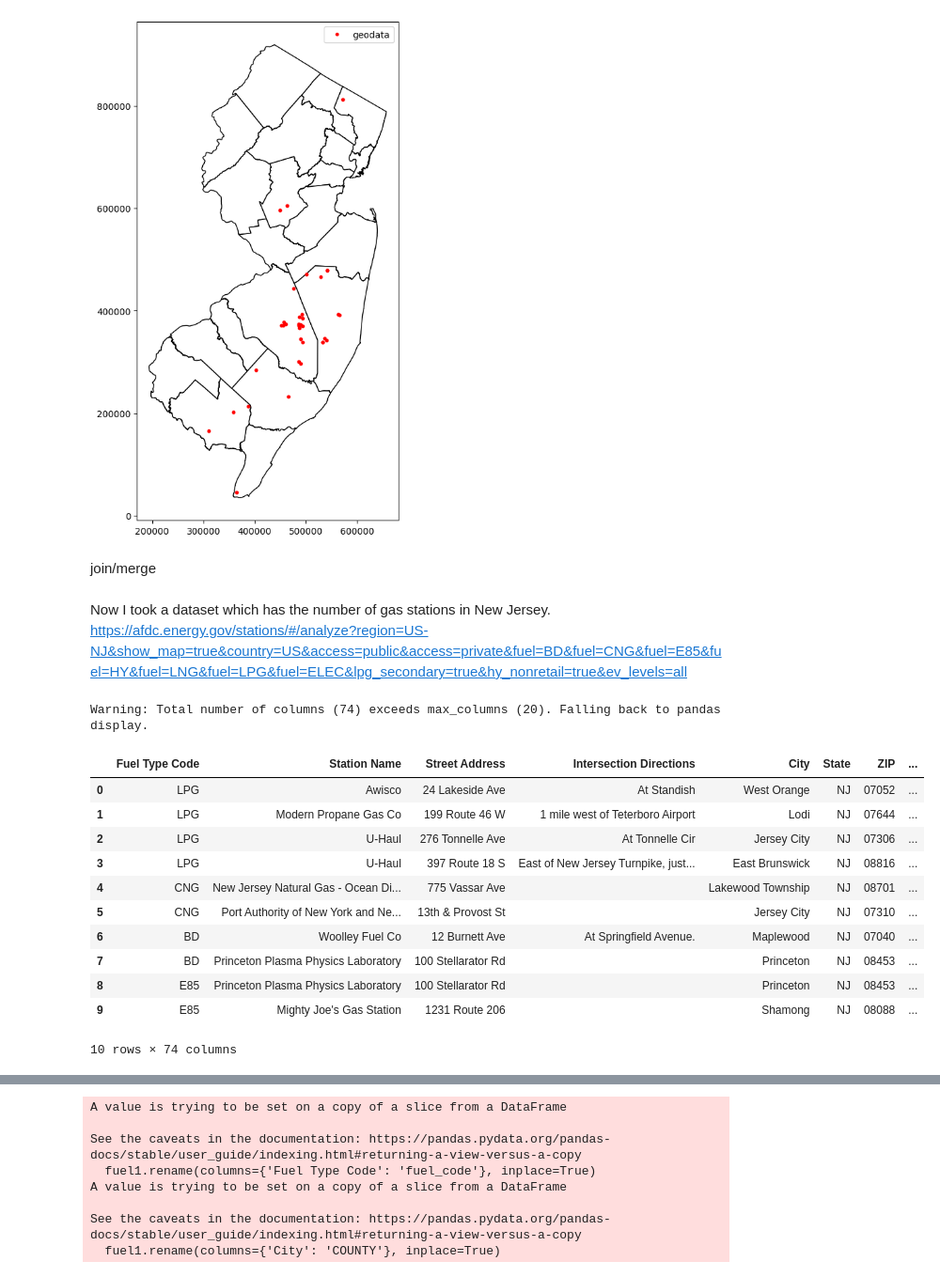
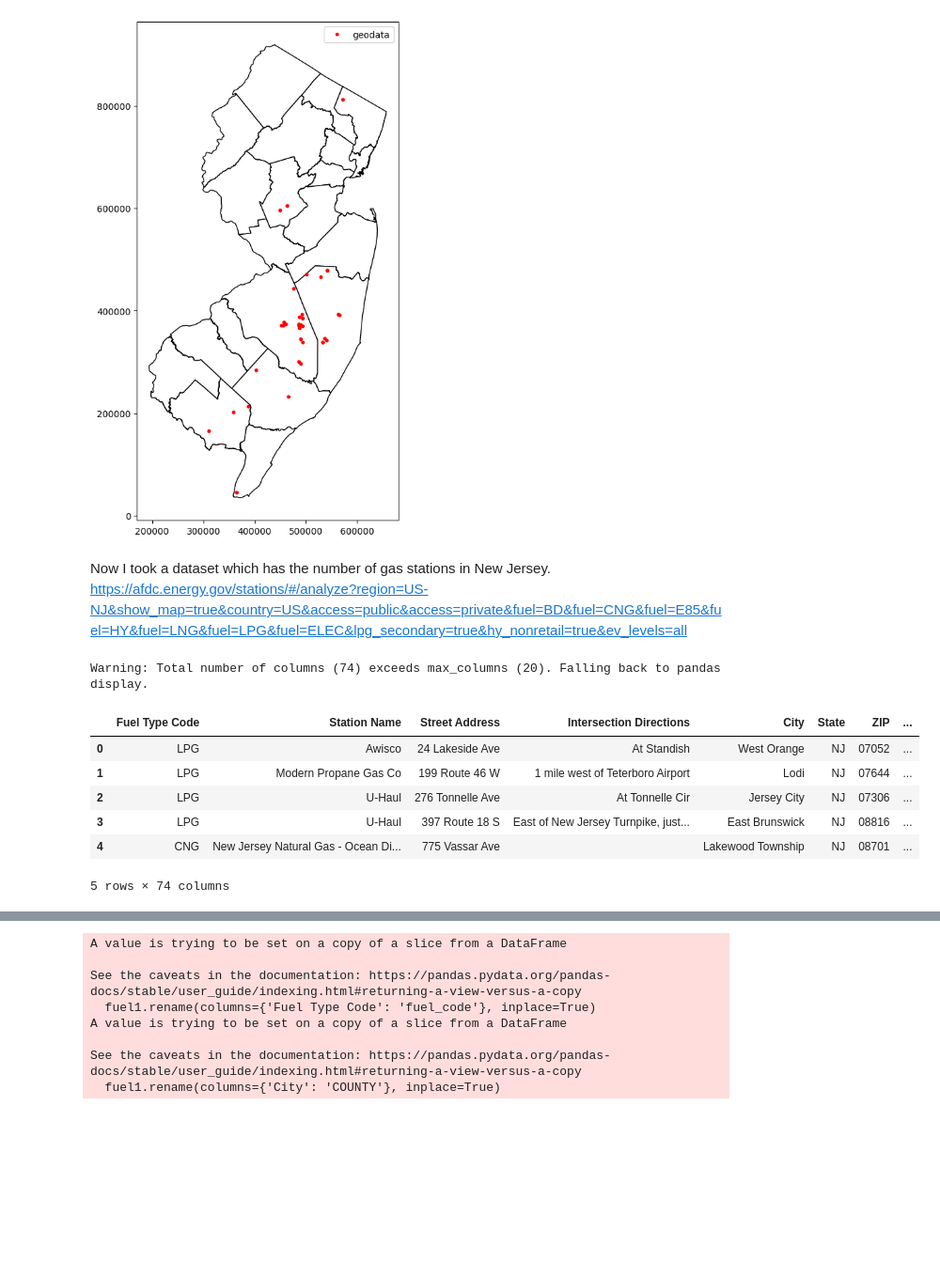
Before and after one commit to Darshan-Deepak/DS, a Jupyter notebook: PS3.ipynb, the cells around one changed output, grey strips where cells are left out. Shown at 94% size. Drawn from its saved outputs; the diff is of its cells as text; code cells hidden in the pictures; blank space fills up the shorter version.

```diff
--- a/PS3.ipynb
+++ b/PS3.ipynb
@@ -181,8 +150,6 @@ plt.legend(handles=[point])
 <Axes: >
 <matplotlib.legend.Legend at 0x...>
 [figure]
-# %% [markdown]
-join/merge
 # %% [markdown]
 Now I took a dataset which has the number of gas stations in New Jersey.
 https://afdc.energy.gov/stations/#/analyze?region=US-NJ&show_map=true&country=US&access=public&access=private&fuel=BD&fuel=CNG&fuel=E85&fuel=HY&fuel=LNG&fuel=LPG&fuel=ELEC&lpg_secondary=true&hy_nonretail=true&ev_levels=all
@@ -196,16 +161,11 @@ fuel=gpd.read_file('fuel.csv')
 # %%
-fuel.head(10)
+fuel.head(5)
 # %% [output]
 Warning: Total number of columns (74) exceeds max_columns (20). Falling back to pandas display.
 |  | Fuel Type Code | Station Name | Street Address | Intersection Directions | City | State | ZIP | ... |
 | 0 | LPG | Awisco | 24 Lakeside Ave | At Standish | West Orange | NJ | 07052 | ... |
 | 1 | LPG | Modern Propane Gas Co | 199 Route 46 W | 1 mile west of Teterboro Airport | Lodi | NJ | 07644 | ... |
 | 2 | LPG | U-Haul | 276 Tonnelle Ave | At Tonnelle Cir | Jersey City | NJ | 07306 | ... |
 | 3 | LPG | U-Haul | 397 Route 18 S | East of New Jersey Turnpike, just... | East Brunswick | NJ | 08816 | ... |
 | 4 | CNG | New Jersey Natural Gas - Ocean Di... | 775 Vassar Ave |  | Lakewood Township | NJ | 08701 | ... |
-| 5 | CNG | Port Authority of New York and Ne... | 13th & Provost St |  | Jersey City | NJ | 07310 | ... |
-| 6 | BD | Woolley Fuel Co | 12 Burnett Ave | At Springfield Avenue. | Maplewood | NJ | 07040 | ... |
-| 7 | BD | Princeton Plasma Physics Laboratory | 100 Stellarator Rd |  | Princeton | NJ | 08453 | ... |
-| 8 | E85 | Princeton Plasma Physics Laboratory | 100 Stellarator Rd |  | Princeton | NJ | 08453 | ... |
-| 9 | E85 | Mighty Joe's Gas Station | 1231 Route 206 |  | Shamong | NJ | 08088 | ... |
-10 rows × 74 columns
+5 rows × 74 columns
```
Also changed, not shown: parts of 37 cells of this notebook.
